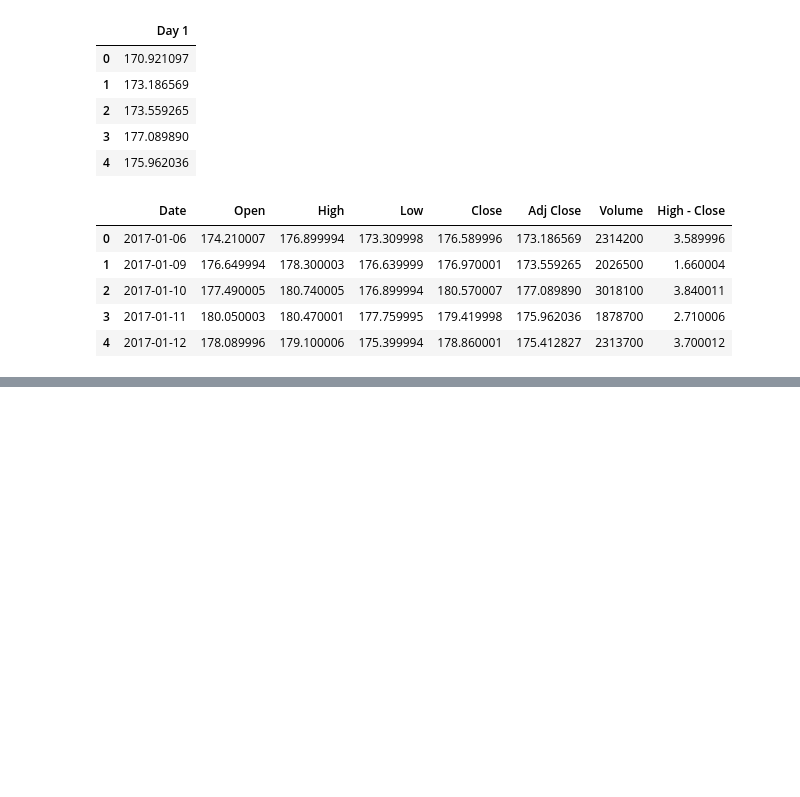
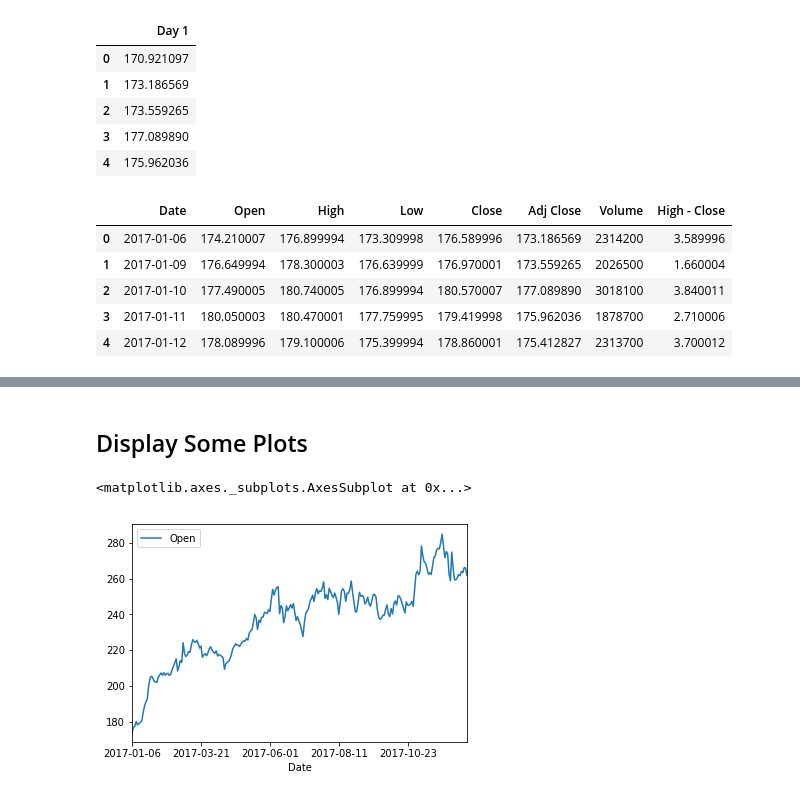
Before and after one commit to sandeeppaulraj/machine-learning, a Jupyter notebook: projects/capstone/stock_price_estimator_proposal.ipynb, the cells around one changed output, grey strips where cells are left out. Drawn from its saved outputs; the diff is of its cells as text; code cells hidden in the pictures; blank space fills up the shorter version.

```diff
--- a/projects/capstone/stock_price_estimator_proposal.ipynb
+++ b/projects/capstone/stock_price_estimator_proposal.ipynb
@@ -93,2 +85,2 @@ avgo_first_seven_days
 # %%
-avgo = df[7:].copy(deep=True)
+rem_data = df[7:].copy(deep=True)
@@ -95,3 +91,3 @@ avgo = df[7:].copy(deep=True)
 # %%
-avgo['High - Close'] = avgo['High'] - avgo['Low']
+rem_data['High - Close'] = rem_data['High'] - rem_data['Low']
 # %%
@@ -173,9 +182,9 @@ del d5['index']
 del d6['index']
 del d7['index']
 # %%
-avgo = avgo.reset_index()
-del avgo['index']
-avgo.head()
+rem_data = rem_data.reset_index()
+del rem_data['index']
+rem_data.head()
 # %% [output]
 |  | Date | Open | High | Low | Close | Adj Close | Volume | High - Close |
 | 0 | 2017-01-06 | 174.210007 | 176.899994 | 173.309998 | 176.589996 | 173.186569 | 2314200 | 3.589996 |
@@ -186,4 +200,3 @@ avgo.head()
 # %%
-result = pd.concat([avgo,d1,d2,d3,d4,d5,d6,d7], axis = 1, join='inner')
-#result = pd.concat([avgo,d1], axis = 1, join='inner')
+avgo = pd.concat([rem_data,d1,d2,d3,d4,d5,d6,d7], axis = 1, join='inner')
 # %%
@@ -200,3 +213,10 @@ result.head(10)
 | 7 | 2017-01-18 | 180.360001 | 185.070007 | 180.000000 | 185.020004 | 181.454117 | 3564200 | 5.070007 | 175.658020 | 176.972168 | ... |
 | 8 | 2017-01-19 | 185.100006 | 186.880005 | 184.679993 | 185.559998 | 181.983688 | 4571800 | 2.200012 | 181.454117 | 175.658020 | ... |
 | 9 | 2017-01-20 | 188.600006 | 191.539993 | 188.100006 | 191.080002 | 187.397308 | 5762300 | 3.439987 | 181.983688 | 181.454117 | ... |
+# %% [markdown]
+## Display Some Plots
+# %%
+avgo.plot(x = 'Date', y = 'Open')
+# %% [output]
+<matplotlib.axes._subplots.AxesSubplot at 0x...>
+[figure, added]
```
Also changed, not shown: parts of 18 cells of this notebook.
